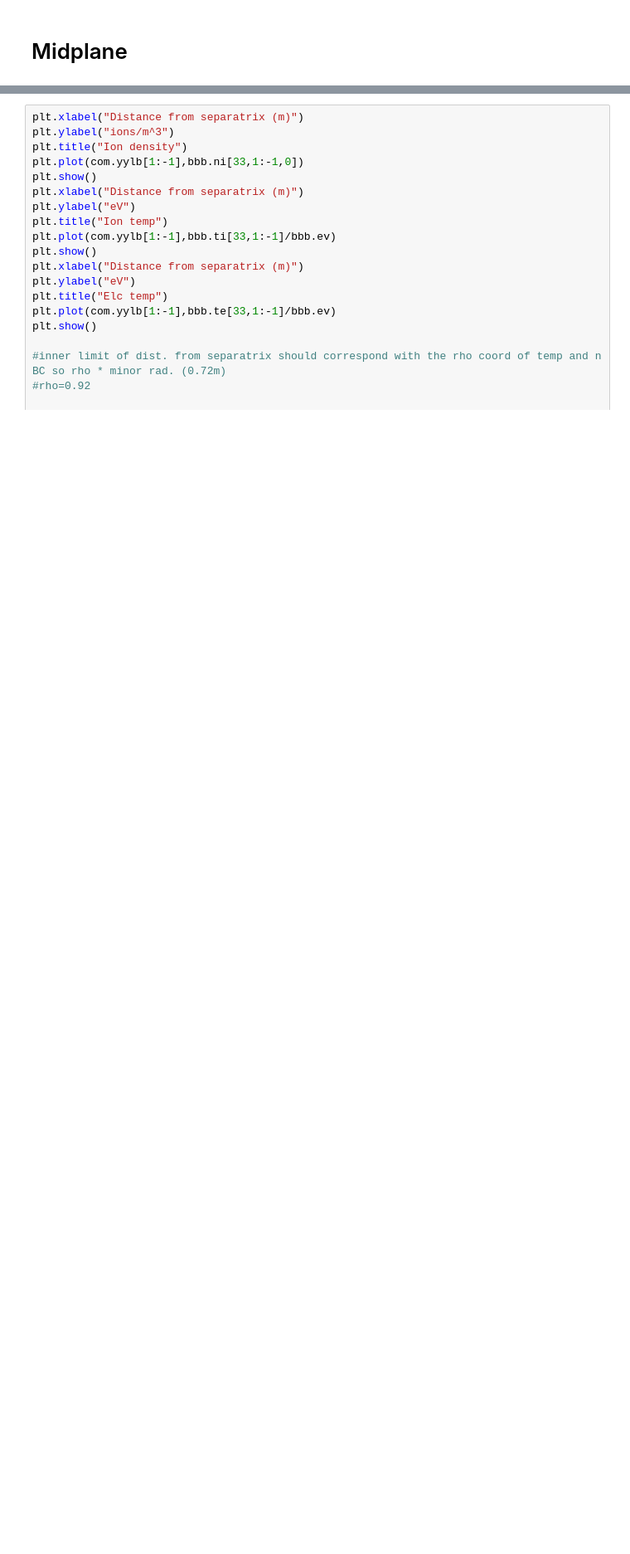
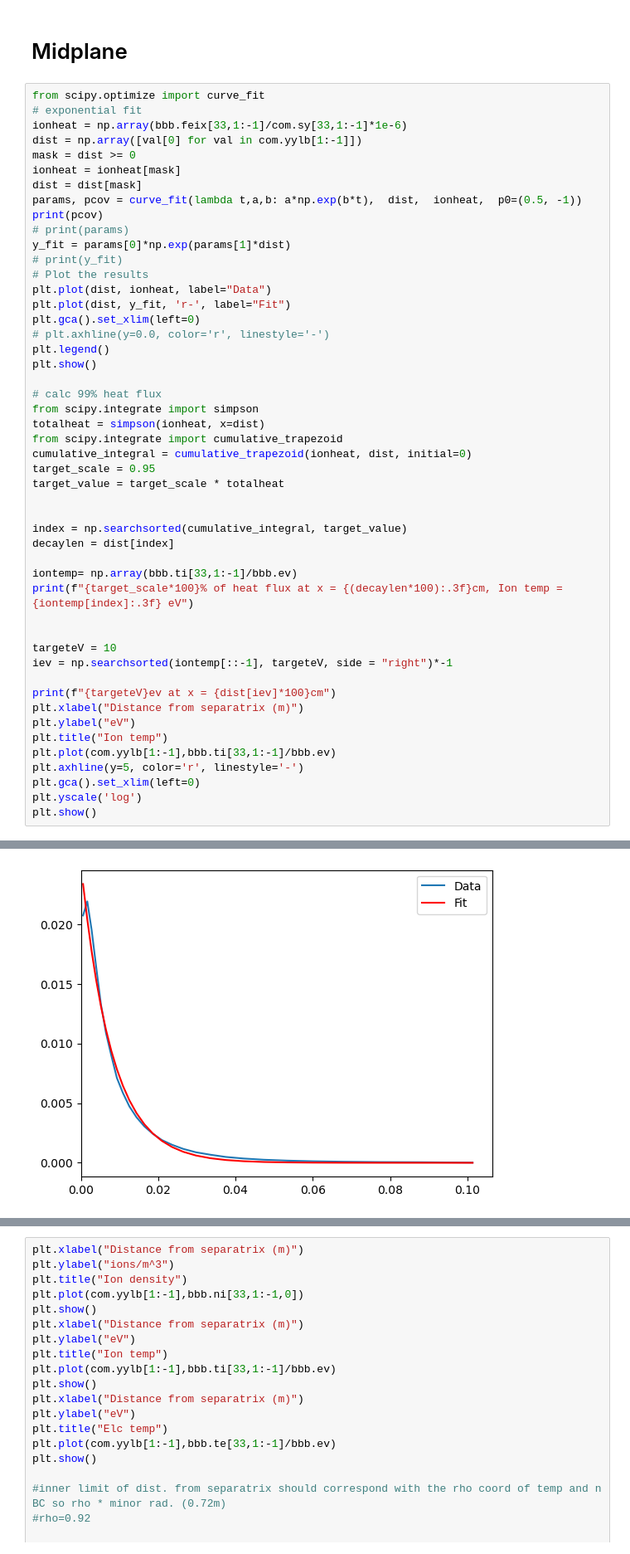
Before and after one commit to KasaiYuki/UETOOLS-Reactor, a Jupyter notebook: jupyter/MANTA_final_baseline/main.ipynb, the cells around one changed output, grey strips where cells are left out. Shown at 83% size. Drawn from its saved outputs; the diff is of its cells as text; blank space fills up the shorter version.

Commit message:
Merged flux expansion calcs

```diff
--- a/jupyter/MANTA_final_baseline/main.ipynb
+++ b/jupyter/MANTA_final_baseline/main.ipynb
@@ -200,2 +205,52 @@ plt.show()
 # %% [markdown]
 # Midplane
+# %%
+from scipy.optimize import curve_fit
+# exponential fit
+ionheat = np.array(bbb.feix[33,1:-1]/com.sy[33,1:-1]*1e-6)
+dist = np.array([val[0] for val in com.yylb[1:-1]])
+mask = dist >= 0
+ionheat = ionheat[mask]
+dist = dist[mask]
+params, pcov = curve_fit(lambda t,a,b: a*np.exp(b*t),  dist,  ionheat,  p0=(0.5, -1))
+print(pcov)
+# print(params)
+y_fit = params[0]*np.exp(params[1]*dist)
+# print(y_fit)
+# Plot the results
+plt.plot(dist, ionheat, label="Data")
+plt.plot(dist, y_fit, 'r-', label="Fit")
+plt.gca().set_xlim(left=0)
+# plt.axhline(y=0.0, color='r', linestyle='-')
+plt.legend()
+plt.show()
+
+# calc 99% heat flux
+from scipy.integrate import simpson
+totalheat = simpson(ionheat, x=dist)
+from scipy.integrate import cumulative_trapezoid
+cumulative_integral = cumulative_trapezoid(ionheat, dist, initial=0)
+target_scale = 0.95
+target_value = target_scale * totalheat
+
+
+index = np.searchsorted(cumulative_integral, target_value)
+decaylen = dist[index]
+
+iontemp= np.array(bbb.ti[33,1:-1]/bbb.ev)
+print(f"{target_scale*100}% of heat flux at x = {(decaylen*100):.3f}cm, Ion temp = {iontemp[index]:.3f} eV")
+
+
+targeteV = 10
+iev = np.searchsorted(iontemp[::-1], targeteV, side = "right")*-1
+
+print(f"{targeteV}ev at x = {dist[iev]*100}cm")
+plt.xlabel("Distance from separatrix (m)")
+plt.ylabel("eV")
+plt.title("Ion temp")
+plt.plot(com.yylb[1:-1],bbb.ti[33,1:-1]/bbb.ev)
+plt.axhline(y=5, color='r', linestyle='-')
+plt.gca().set_xlim(left=0)
+plt.yscale('log')
+plt.show()
+# %% [output]
@@ -201,0 +259 @@ plt.show()
+[figure, added]
```
Also changed, not shown: parts of 5 cells of this notebook, 1 other file.
